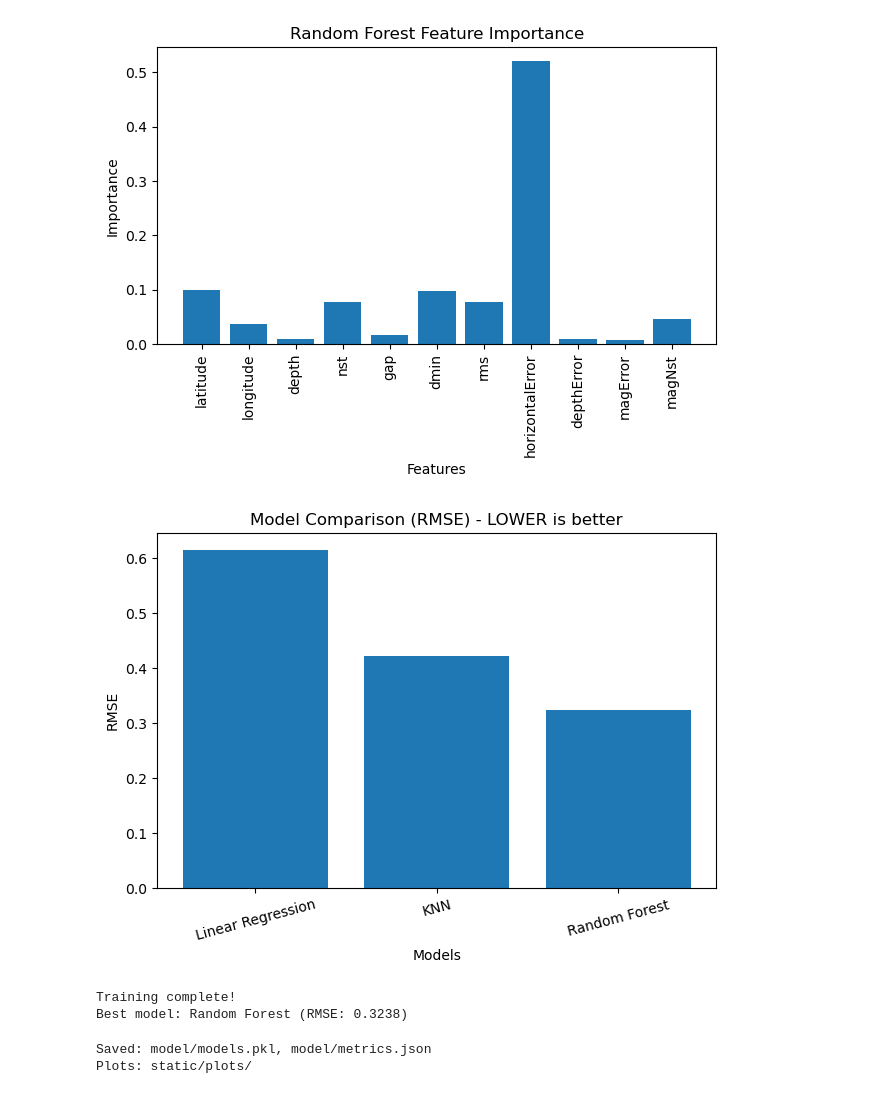
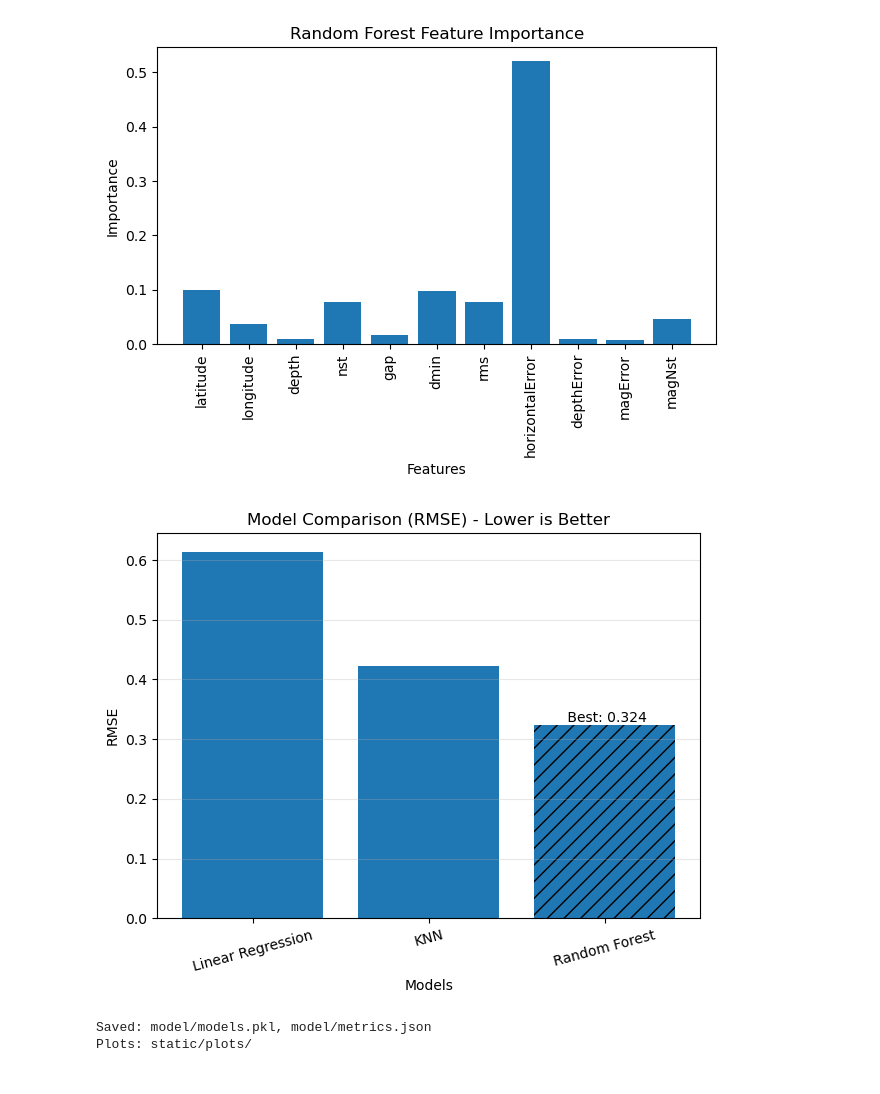
Before and after one commit to RoshneeGurung/Earthquake-prediction, a Jupyter notebook: train_and_analyze.ipynb, the cells around one changed output. Cells and saved outputs as stored; diff of their text form; code cells hidden in the pictures.

Commit message:
Update earthquake model training and analysis

```diff
--- a/train_and_analyze.ipynb
+++ b/train_and_analyze.ipynb
@@ -246,28 +268,36 @@ Training Random Forest...
 [figure]
 [figure]
 [figure]
-# %%
-# Choose best model by lowest RMSE
-best_model_name = min(metrics.keys(), key=lambda k: metrics[k]["RMSE"])
-best_rmse = metrics[best_model_name]["RMSE"]
-
-# Model comparison RMSE bar chart
-model_names = list(metrics.keys())
-rmses = [metrics[m]["RMSE"] for m in model_names]
-plt.figure()
-plt.bar(model_names, rmses)
-plt.title("Model Comparison (RMSE) - LOWER is better")
-plt.xlabel("Models")
-plt.ylabel("RMSE")
-plt.xticks(rotation=15)
-save_plot("after_model_comparison_rmse.png")
-
-print("\nTraining complete!")
-print(f"Best model: {best_model_name} (RMSE: {best_rmse:.4f})")
-# %% [output]
-[figure, removed]
-Training complete!
-Best model: Random Forest (RMSE: 0.3238)
+# %%
+import json
+import matplotlib.pyplot as plt
+
+with open("model/metrics.json", "r") as f:
+    metrics_pack = json.load(f)
+
+metrics = metrics_pack["metrics"]
+best_model = metrics_pack["best_model_name"]
+
+model_names = list(metrics.keys())
+rmses = [metrics[m]["RMSE"] for m in model_names]
+
+plt.figure(figsize=(7,5))
+bars = plt.bar(model_names, rmses)
+plt.title("Model Comparison (RMSE) - Lower is Better")
+plt.xlabel("Models")
+plt.ylabel("RMSE")
+plt.xticks(rotation=15)
+plt.grid(True, axis="y", alpha=0.3)
+
+# highlight best
+best_index = model_names.index(best_model)
+bars[best_index].set_hatch("//")
+plt.text(best_index, rmses[best_index], f" Best: {rmses[best_index]:.3f}",
+         ha="center", va="bottom")
+
+plt.show()
+# %% [output]
+[figure, added]
 # %%
 # Save model pack (keys match app.py)
 model_pack = {
```
Also changed, not shown: parts of 3 cells of this notebook.
